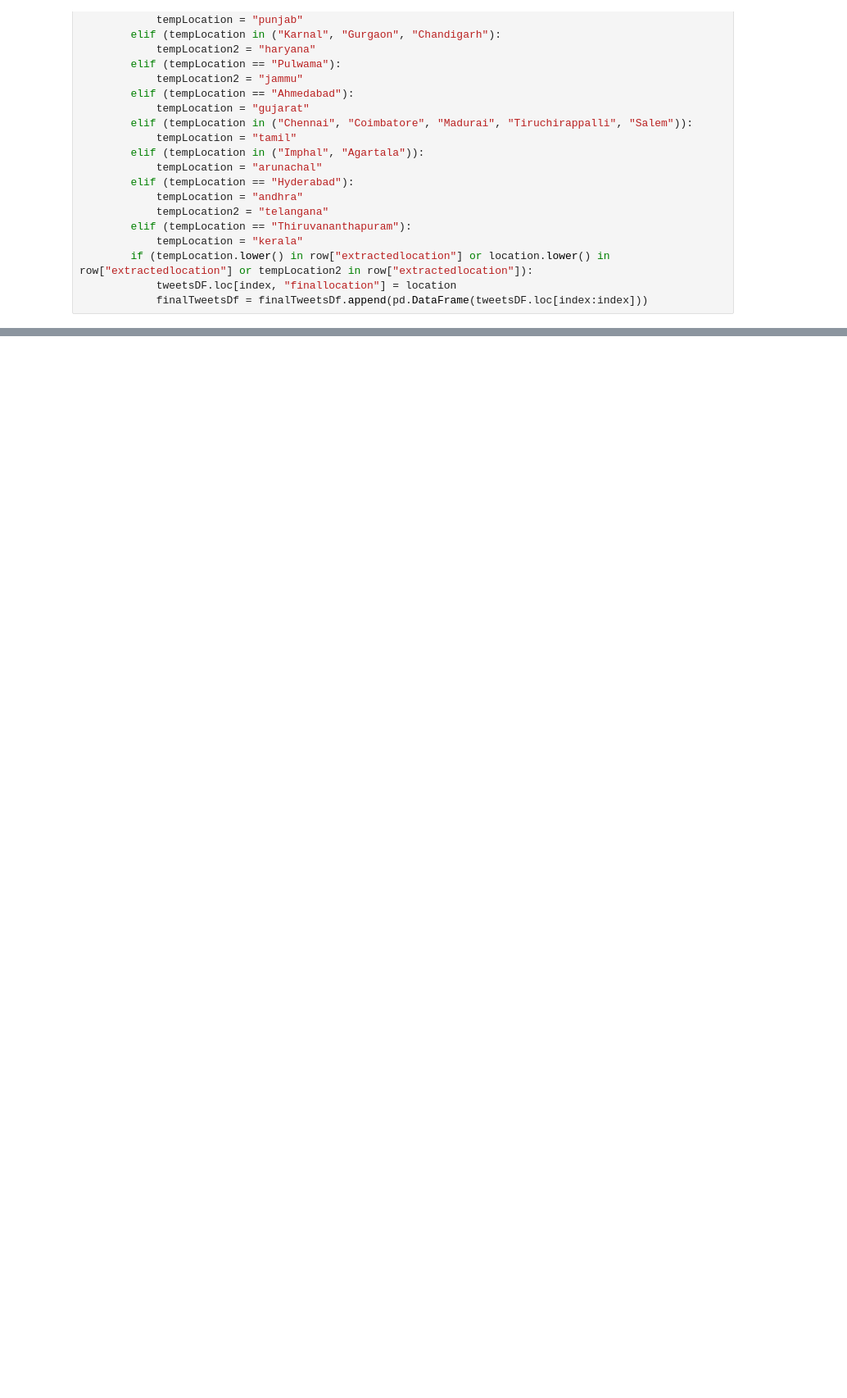
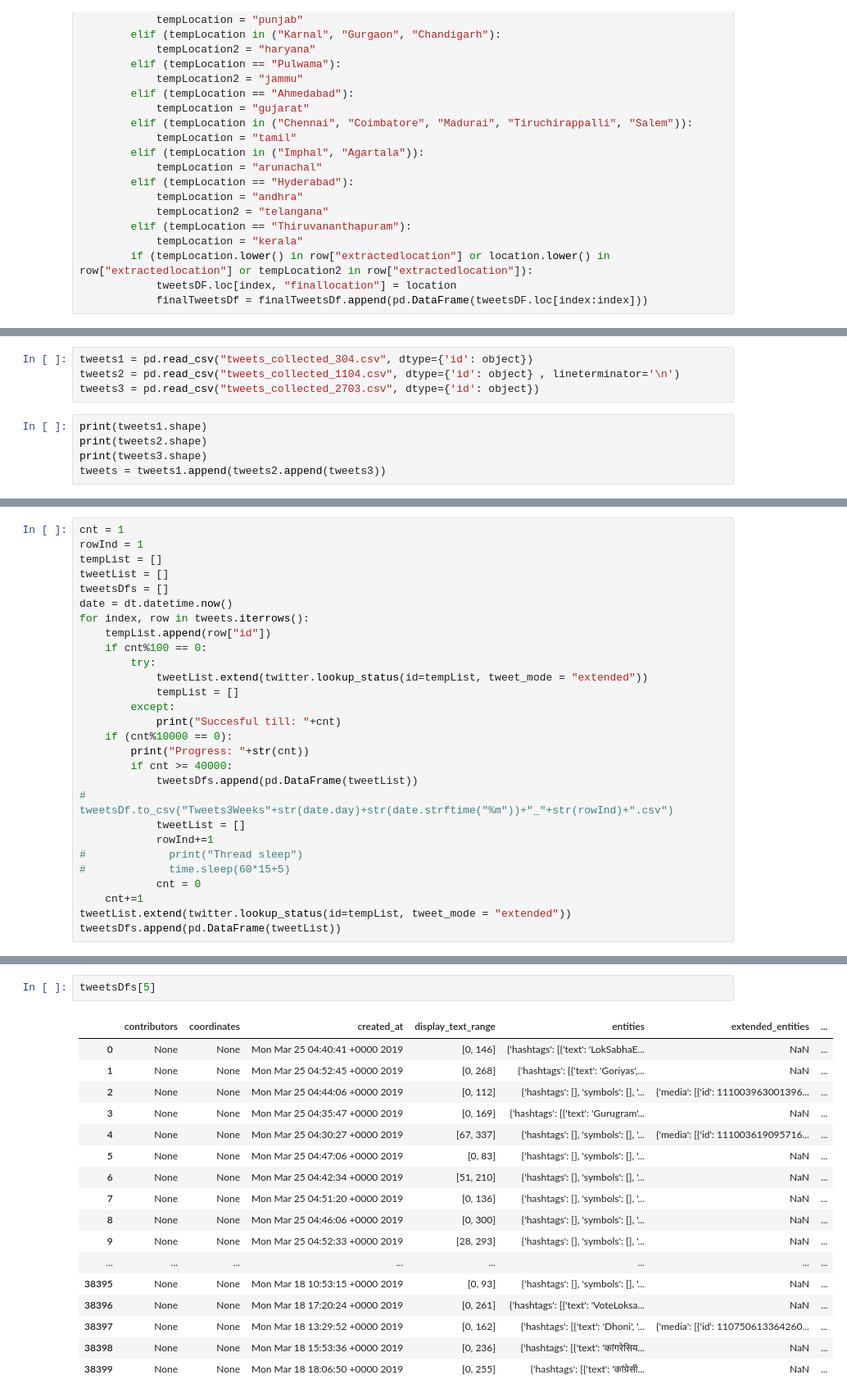
Before and after one commit to aashish-jain/Social-unrest-prediction, a Jupyter notebook: twitter/Tweet Collector v3.ipynb, the cells around one changed output, grey strips where cells are left out. Shown at 82% size. Saved outputs shown, nothing was run; the diff lists cells and outputs as text; blank space fills up the shorter version.

Commit message:
updating twitter collector

```diff
--- a/twitter/Tweet Collector v3.ipynb
+++ b/twitter/Tweet Collector v3.ipynb
@@ -160,0 +249,9 @@ for index, row in tweetsDF.iterrows():
+# %%
+tweets1 = pd.read_csv("tweets_collected_304.csv", dtype={'id': object})
+tweets2 = pd.read_csv("tweets_collected_1104.csv", dtype={'id': object} , lineterminator='\n')
+tweets3 = pd.read_csv("tweets_collected_2703.csv", dtype={'id': object})
+# %%
+print(tweets1.shape)
+print(tweets2.shape)
+print(tweets3.shape)
+tweets = tweets1.append(tweets2.append(tweets3))
@@ -160,0 +273,28 @@ for index, row in tweetsDF.iterrows():
+# %%
+cnt = 1
+rowInd = 1
+tempList = []
+tweetList = []
+tweetsDfs = []
+date = dt.datetime.now()
+for index, row in tweets.iterrows():
+    tempList.append(row["id"])
+    if cnt%100 == 0:
+        try:
+            tweetList.extend(twitter.lookup_status(id=tempList, tweet_mode = "extended"))
+            tempList = []
+        except:
+            print("Succesful till: "+cnt)
+    if (cnt%10000 == 0):
+        print("Progress: "+str(cnt))
+        if cnt >= 40000:
+            tweetsDfs.append(pd.DataFrame(tweetList))
+#             tweetsDf.to_csv("Tweets3Weeks"+str(date.day)+str(date.strftime("%m"))+"_"+str(rowInd)+".csv")
+            tweetList = []
+            rowInd+=1
+#             print("Thread sleep")
+#             time.sleep(60*15+5)
+            cnt = 0
+    cnt+=1
+tweetList.extend(twitter.lookup_status(id=tempList, tweet_mode = "extended"))
+tweetsDfs.append(pd.DataFrame(tweetList))
@@ -160,0 +348,20 @@ for index, row in tweetsDF.iterrows():
+# %%
+tweetsDfs[5]
+# %% [output]
+|  | contributors | coordinates | created_at | display_text_range | entities | extended_entities | ... |
+| 0 | None | None | Mon Mar 25 04:40:41 +0000 2019 | [0, 146] | {'hashtags': [{'text': 'LokSabhaE... | NaN | ... |
+| 1 | None | None | Mon Mar 25 04:52:45 +0000 2019 | [0, 268] | {'hashtags': [{'text': 'Goriyas',... | NaN | ... |
+| 2 | None | None | Mon Mar 25 04:44:06 +0000 2019 | [0, 112] | {'hashtags': [], 'symbols': [], '... | {'media': [{'id': 111003963001396... | ... |
+| 3 | None | None | Mon Mar 25 04:35:47 +0000 2019 | [0, 169] | {'hashtags': [{'text': 'Gurugram'... | NaN | ... |
+| 4 | None | None | Mon Mar 25 04:30:27 +0000 2019 | [67, 337] | {'hashtags': [], 'symbols': [], '... | {'media': [{'id': 111003619095716... | ... |
+| 5 | None | None | Mon Mar 25 04:47:06 +0000 2019 | [0, 83] | {'hashtags': [], 'symbols': [], '... | NaN | ... |
+| 6 | None | None | Mon Mar 25 04:42:34 +0000 2019 | [51, 210] | {'hashtags': [], 'symbols': [], '... | NaN | ... |
+| 7 | None | None | Mon Mar 25 04:51:20 +0000 2019 | [0, 136] | {'hashtags': [], 'symbols': [], '... | NaN | ... |
+| 8 | None | None | Mon Mar 25 04:46:06 +0000 2019 | [0, 300] | {'hashtags': [], 'symbols': [], '... | NaN | ... |
+| 9 | None | None | Mon Mar 25 04:52:33 +0000 2019 | [28, 293] | {'hashtags': [], 'symbols': [], '... | NaN | ... |
+| ... | ... | ... | ... | ... | ... | ... | ... |
+| 38395 | None | None | Mon Mar 18 10:53:15 +0000 2019 | [0, 93] | {'hashtags': [], 'symbols': [], '... | NaN | ... |
+| 38396 | None | None | Mon Mar 18 17:20:24 +0000 2019 | [0, 261] | {'hashtags': [{'text': 'VoteLoksa... | NaN | ... |
+| 38397 | None | None | Mon Mar 18 13:29:52 +0000 2019 | [0, 162] | {'hashtags': [{'text': 'Dhoni', '... | {'media': [{'id': 110750613364260... | ... |
+| 38398 | None | None | Mon Mar 18 15:53:36 +0000 2019 | [0, 236] | {'hashtags': [{'text': 'कांगरेसिय... | NaN | ... |
+| 38399 | None | None | Mon Mar 18 18:06:50 +0000 2019 | [0, 255] | {'hashtags': [{'text': 'कांग्रेसी... | NaN | ... |
```
Also changed, not shown: parts of 30 cells of this notebook.
